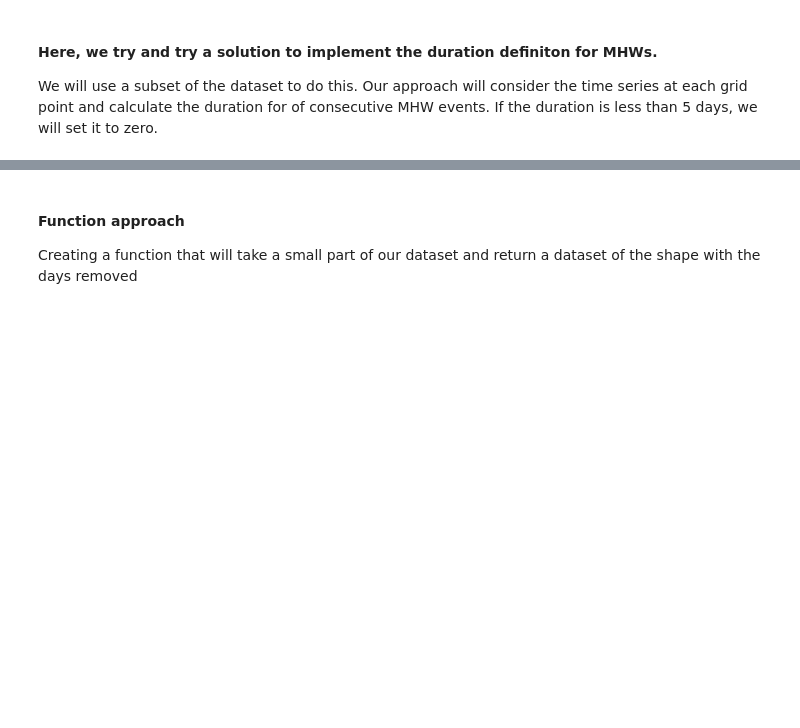
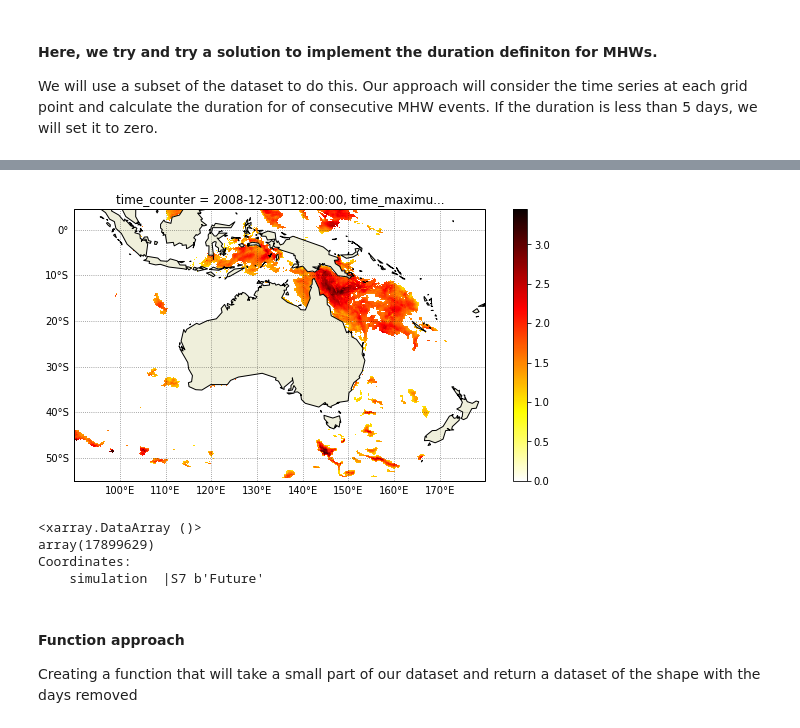
Before and after one commit to ritwik1111/MHW, a Jupyter notebook: Projects/sstPlots/MHW_Detection.ipynb, the cells around one changed output, grey strips where cells are left out. Drawn from its saved outputs; the diff is of its cells as text; code cells hidden in the pictures; blank space fills up the shorter version.

```diff
--- a/Projects/sstPlots/MHW_Detection.ipynb
+++ b/Projects/sstPlots/MHW_Detection.ipynb
@@ -114,5 +113,0 @@ labeled_array, num_features = dask_image.ndmeasure.label(mhws.data)#, structure
-# %%
-%%time
-#dask.compute()
-labeled_array = labeled_array.compute()
-num_features = num_features.compute()
@@ -120,0 +114,3 @@ matshow(labeled_array[150])
+# %%
+chunk_size = 431
+mhws = mhws.chunk({'time_counter' : chunk_size})
@@ -121,6 +151,11 @@ matshow(labeled_array[150])
 # %%
-# Converting from date-time to nanoseconds
-mhw_dates = pd.to_numeric(mhws['time_counter'])
+def duration(mhw):
+    # Converting from date-time to nanoseconds
+    mhw_dates = pd.to_numeric(mhw['time_counter'])
+    # Creates mhw_dur object which has a time series (in nanoseconds) at each grid point
+    mhw_dur = xr.broadcast(mhw, mhw_dates)[1]
+    mhw_dur.data = da.array.from_array(mhw_dur.data, chunks = chunk_size)
 
-# Creates mhw_dur object which has a time series at each grid point
-mhw_dur = xr.broadcast(mhws, mhw_dates)[1]
+    lbl = da.array.map_blocks(remove_false_events, mhw_dur.data, mhw.data, dtype = 'float')
+
+    return xr.where(lbl > 0, mhw, 0)
@@ -170,0 +162,3 @@ mhw_preGap = xr.where(lbl > 0, mhwSub, 0)
+# %%
+%%time
+mhw_preGap = duration(mhws)
@@ -201,3 +206,17 @@ mhwSub.isel(time_counter = 1).plot(x = 'nav_lon', y = 'nav_lat', cmap = 'hot_r',
+# %%
+# Plot shows approximately what area we are considering.
+ax = plt.subplot(111, projection=ccrs.PlateCarree(central_longitude=0))
+now.plot.add_map(lon_min = 90, lon_max = 180, lat_min = -55,ax = ax, lat_max = 4.5)
+mhw_preGap.isel(time_counter = -2).plot(x = 'nav_lon', y = 'nav_lat', cmap = 'hot_r', ax = ax);
+# %% [output]
+[figure, added]
+# %%
+(mhwSub != mhw_preGap).sum().compute()
+# %% [output]
+<xarray.DataArray ()>
+array(17899629)
+Coordinates:
+    simulation  |S7 b'Future'
 # %% [markdown]
 #### Function approach
 Creating a function that will take a small part of our dataset and return a dataset of the shape with the days removed
```
Also changed, not shown: parts of 37 cells of this notebook, 1 other file.
